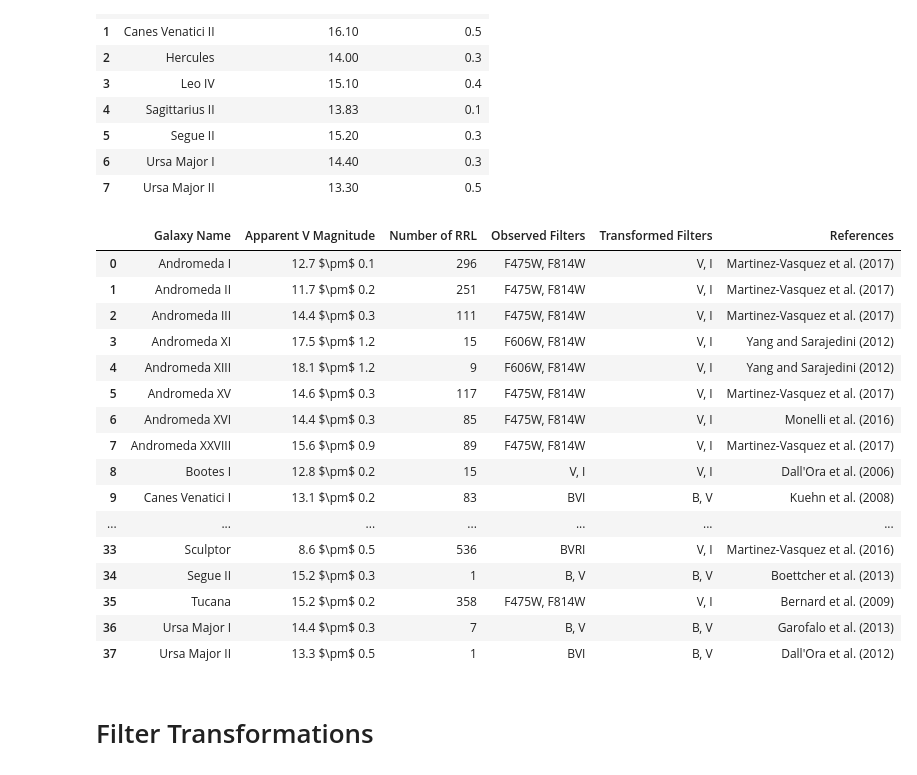
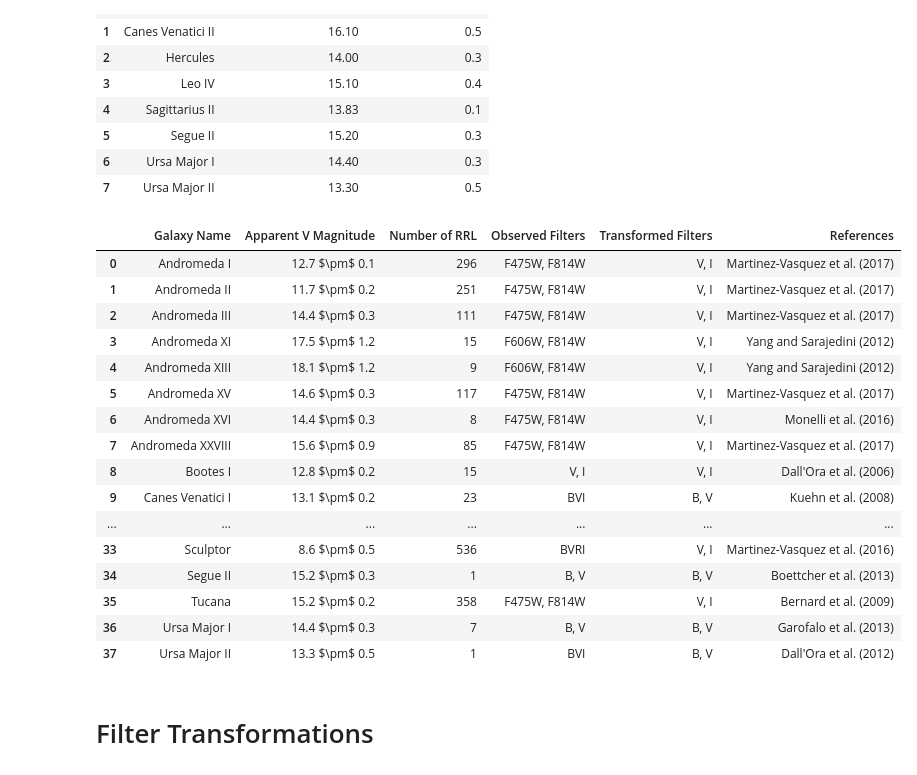
Before and after one commit to pranav-nagarajan/Variable-Stars, a Jupyter notebook: Data Analysis for Variable Stars.ipynb, the cells around one changed output. Cells and saved outputs as stored; diff of their text form; code cells hidden in the pictures.

```diff
--- a/Data Analysis for Variable Stars.ipynb
+++ b/Data Analysis for Variable Stars.ipynb
@@ -86,8 +86,8 @@ memory usage: 256.0+ bytes
 | 6 | Ursa Major I | 14.40 | 0.3 |
 | 7 | Ursa Major II | 13.30 | 0.5 |
 # %%
-n_rrls = [296, 251, 111, 15, 9, 117, 85, 89, 15, 83, 2, 23, 3, 630, 2, 34, 267, 232, 268, 1443, 2, 90,
-          12, 10, 164, 3, 10, 1, 177, 820, 121, 1, 5, 536, 1, 358, 7, 1]
+n_rrls = [296, 251, 111, 15, 9, 117, 8, 85, 15, 23, 2, 83, 3, 172, 2, 34, 267, 232, 268, 1443, 2, 12,
+          90, 10, 164, 3, 10, 1, 177, 820, 121, 1, 5, 536, 1, 358, 7, 1]
 paper_filters = ['F475W, F814W', 'F475W, F814W', 'F475W, F814W', 'F606W, F814W', 'F606W, F814W',
                  'F475W, F814W', 'F475W, F814W', 'F475W, F814W', 'V, I', 'BVI', 'BVI', 'UBVI',
                  'gri', 'F475W, F814W', 'BVI', 'BVI', 'V, I', 'F606W, F814W', 'F606W, F814W', 'ugriz', 'gri', 'B, V',
@@ -99,37 +99,37 @@ sources = ['Martinez-Vasquez et al. (2017)', 'Martinez-Vasquez et al. (2017)', '
            'Kuehn et al. (2008)', 'Greco et al. (2008)', 'Coppola et al. (2015)', 'Torrealba et al. (2018)',
            'Bernard et al. (2009)', 'Musella et al. (2009)', 'Monelli et al. (2018)', 'Kinemuchi et al. (2008)',
            'Yang et al. (2014)', 'Yang et al. (2014)', 'Stringer et al. (2020)', 'Martinez-Vasquez et al. (2019)',
            'Musella et al. (2012)', 'Bernard et al. (2010)', 'Bernard et al. (2013)', 'Stetson et al. (2014)',
            'Moretti et al. (2009)', 'McQuinn et al. (2015)', 'Clementini et al. (2012)', 'Monelli et al. (2017)',
            'Monelli et al. (2017)', 'Ordonez et al. (2014)',  'Martinez-Vasquez et al. (2019)',
            'Joo et al. (2019)', 'Martinez-Vasquez et al. (2016)', 'Boettcher et al. (2013)', 'Bernard et al. (2009)',
            'Garofalo et al. (2013)', 'Dall\'Ora et al. (2012)']
 transformed = ['V, I', 'V, I', 'V, I', 'V, I', 'V, I', 'V, I', 'V, I', 'V, I', 'V, I', 'B, V', 'B, V', 'V, I', 'V, I',
                'V, I', 'V, I', 'V, I', 'V, I', 'V, I', 'V, I', 'V, I', 'V, I', 'B, V', 'V, I', 'V, I', 'V, I', 'B, V',
                'V, I', 'V, I', 'V, I', 'V, I', 'V, I', 'V, I', 'B, V', 'V, I', 'B, V', 'V, I', 'B, V', 'B, V']
 
 summary = pd.concat([galaxies_VI_table, galaxies_BV_table], ignore_index = True).sort_values('Galaxy Name')
 summary['Apparent V Magnitude'] = (summary['Apparent V Magnitude'].astype('str') + r' $\pm$ '
                                    + summary['Error in Magnitude'].astype('str'))
 summary = summary.drop('Error in Magnitude', axis = 1)
 summary['Number of RRL'] = n_rrls
 summary['Observed Filters'] = paper_filters
 summary['Transformed Filters'] = transformed
 summary['References'] = sources
 summary = summary.reset_index().drop('index', axis = 1)
 display(summary)
 # %% [output]
 |  | Galaxy Name | Apparent V Magnitude | Number of RRL | Observed Filters | Transformed Filters | References |
 | 0 | Andromeda I | 12.7 $\pm$ 0.1 | 296 | F475W, F814W | V, I | Martinez-Vasquez et al. (2017) |
 | 1 | Andromeda II | 11.7 $\pm$ 0.2 | 251 | F475W, F814W | V, I | Martinez-Vasquez et al. (2017) |
 | 2 | Andromeda III | 14.4 $\pm$ 0.3 | 111 | F475W, F814W | V, I | Martinez-Vasquez et al. (2017) |
 | 3 | Andromeda XI | 17.5 $\pm$ 1.2 | 15 | F606W, F814W | V, I | Yang and Sarajedini (2012) |
 | 4 | Andromeda XIII | 18.1 $\pm$ 1.2 | 9 | F606W, F814W | V, I | Yang and Sarajedini (2012) |
 | 5 | Andromeda XV | 14.6 $\pm$ 0.3 | 117 | F475W, F814W | V, I | Martinez-Vasquez et al. (2017) |
-| 6 | Andromeda XVI | 14.4 $\pm$ 0.3 | 85 | F475W, F814W | V, I | Monelli et al. (2016) |
-| 7 | Andromeda XXVIII | 15.6 $\pm$ 0.9 | 89 | F475W, F814W | V, I | Martinez-Vasquez et al. (2017) |
+| 6 | Andromeda XVI | 14.4 $\pm$ 0.3 | 8 | F475W, F814W | V, I | Monelli et al. (2016) |
+| 7 | Andromeda XXVIII | 15.6 $\pm$ 0.9 | 85 | F475W, F814W | V, I | Martinez-Vasquez et al. (2017) |
 | 8 | Bootes I | 12.8 $\pm$ 0.2 | 15 | V, I | V, I | Dall'Ora et al. (2006) |
-| 9 | Canes Venatici I | 13.1 $\pm$ 0.2 | 83 | BVI | B, V | Kuehn et al. (2008) |
+| 9 | Canes Venatici I | 13.1 $\pm$ 0.2 | 23 | BVI | B, V | Kuehn et al. (2008) |
 | ... | ... | ... | ... | ... | ... | ... |
 | 33 | Sculptor | 8.6 $\pm$ 0.5 | 536 | BVRI | V, I | Martinez-Vasquez et al. (2016) |
 | 34 | Segue II | 15.2 $\pm$ 0.3 | 1 | B, V | B, V | Boettcher et al. (2013) |
```
Also changed, not shown: parts of 7 cells of this notebook, 1 other file.
